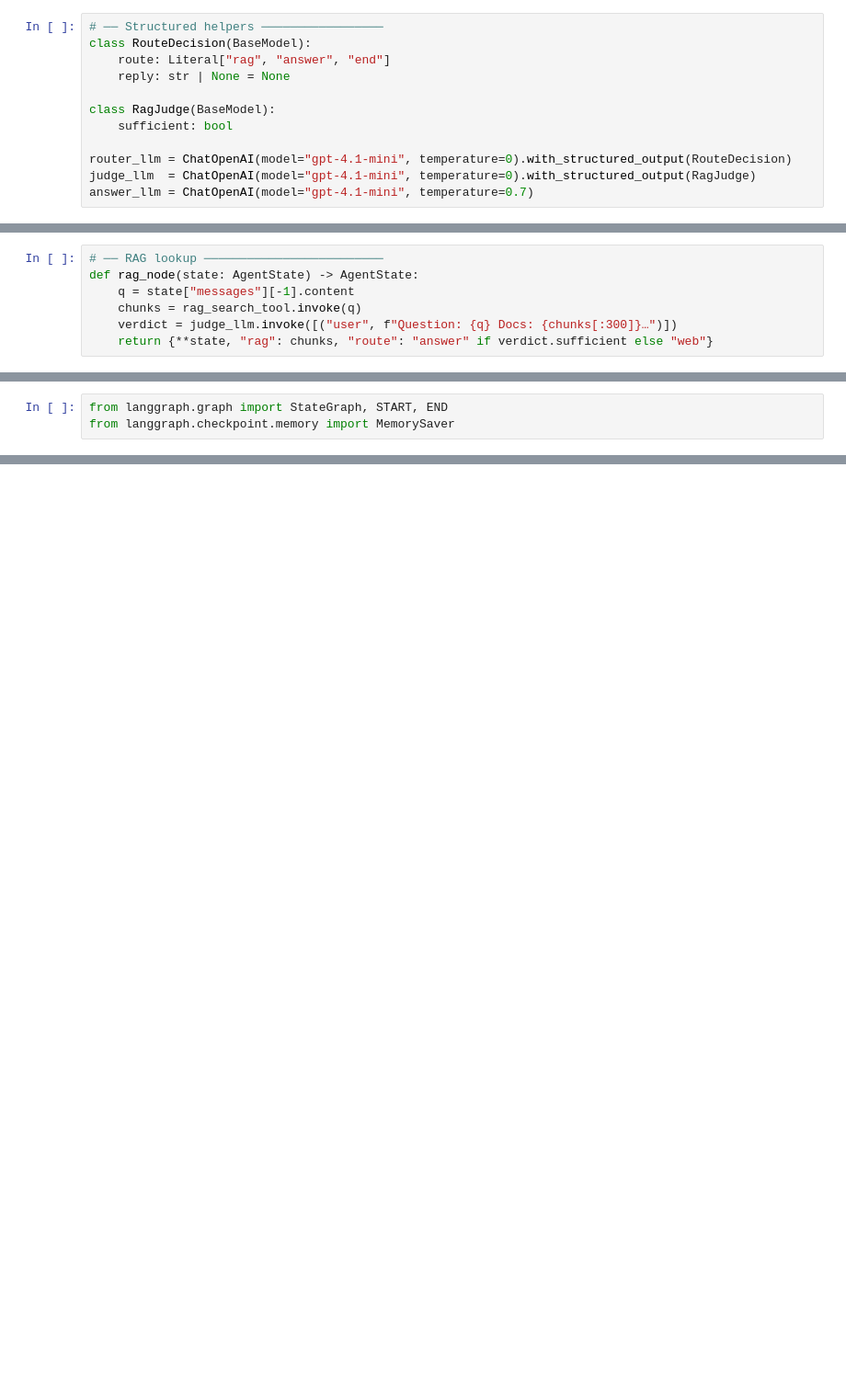
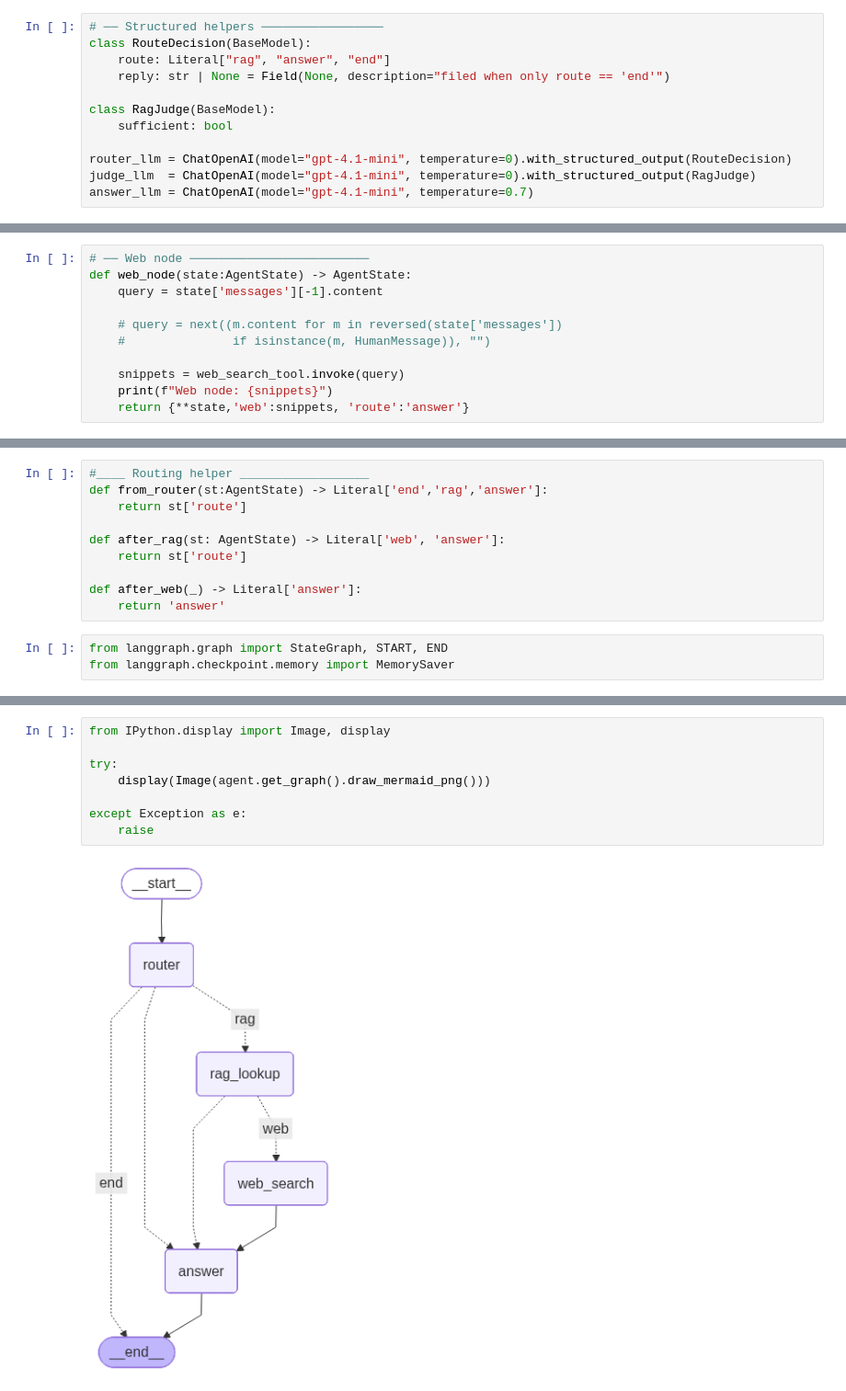
Before and after one commit to pshemach/Langgraph-Agent, a Jupyter notebook: research/01_rag_monitor_langsmith.ipynb, the cells around one changed output, grey strips where cells are left out. Shown: that part at 92% size. Cells and saved outputs as stored; diff of their text form; blank space fills up the shorter version.

Commit message:
rag agent updated

```diff
--- a/research/01_rag_monitor_langsmith.ipynb
+++ b/research/01_rag_monitor_langsmith.ipynb
@@ -448,7 +530,7 @@ _ = load_dotenv()
 # ── Structured helpers ─────────────────
 class RouteDecision(BaseModel):
     route: Literal["rag", "answer", "end"]
-    reply: str | None = None
+    reply: str | None = Field(None, description="filed when only route == 'end'")
 
 class RagJudge(BaseModel):
     sufficient: bool
@@ -471,7 +540,0 @@ def router_node(state: AgentState) -> AgentState:
-# %%
-# ── RAG lookup ─────────────────────────
-def rag_node(state: AgentState) -> AgentState:
-    q = state["messages"][-1].content
-    chunks = rag_search_tool.invoke(q)
-    verdict = judge_llm.invoke([("user", f"Question: {q} Docs: {chunks[:300]}…")])
-    return {**state, "rag": chunks, "route": "answer" if verdict.sufficient else "web"}
@@ -477,0 +589,11 @@ def rag_node(state: AgentState) -> AgentState:
+# %%
+# ── Web node ─────────────────────────
+def web_node(state:AgentState) -> AgentState:
+    query = state['messages'][-1].content
+
+    # query = next((m.content for m in reversed(state['messages'])
+    #               if isinstance(m, HumanMessage)), "")
+
+    snippets = web_search_tool.invoke(query)
+    print(f"Web node: {snippets}")
+    return {**state,'web':snippets, 'route':'answer'}
@@ -478,3 +630,13 @@ def rag_node(state: AgentState) -> AgentState:
+# %%
+#____ Routing helper __________________
+def from_router(st:AgentState) -> Literal['end','rag','answer']:
+    return st['route']
+
+def after_rag(st: AgentState) -> Literal['web', 'answer']:
+    return st['route']
+
+def after_web(_) -> Literal['answer']:
+    return 'answer'
 # %%
 from langgraph.graph import StateGraph, START, END
 from langgraph.checkpoint.memory import MemorySaver
@@ -498,0 +659,10 @@ NameError: name 'web_node' is not defined
+# %%
+from IPython.display import Image, display
+
+try:
+    display(Image(agent.get_graph().draw_mermaid_png()))
+
+except Exception as e:
+    raise
+# %% [output]
+[figure, added]
```
Also changed, not shown: parts of 27 cells of this notebook.
